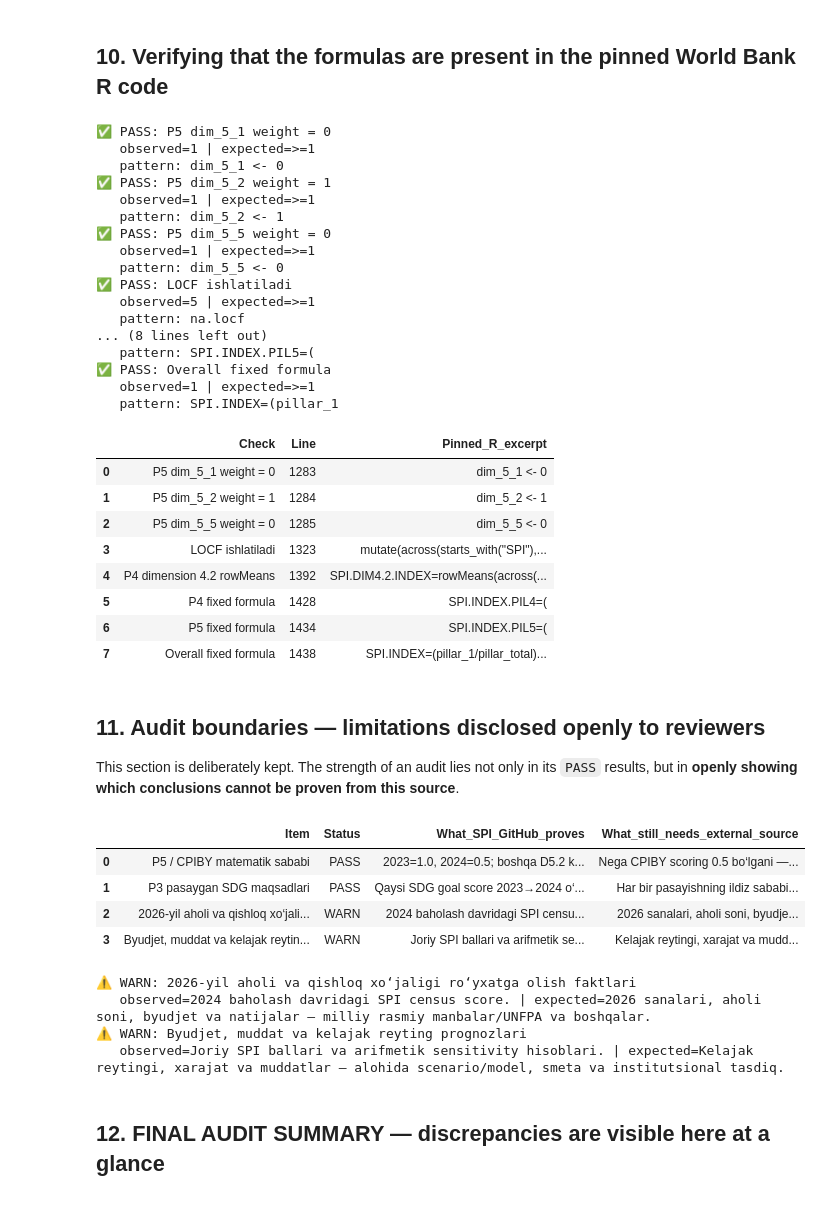
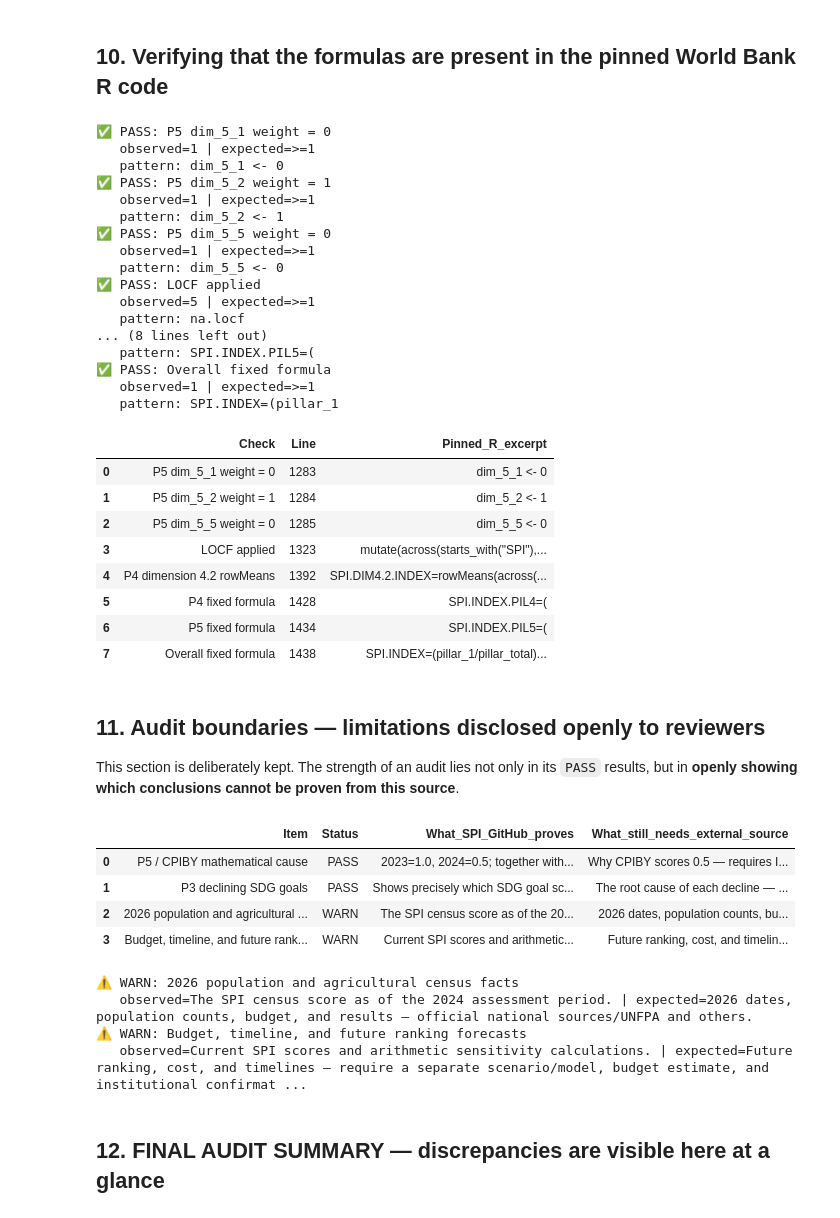
Before and after one commit to sanaqulov27-eng/Uzbekistan-SPI-verification, a Jupyter notebook: UZBEKISTAN SPI v4 0 VERIFICATION.ipynb, the cells around one changed output. Saved outputs shown, nothing was run; the diff lists cells and outputs as text; code cells hidden in the pictures.

```diff
--- a/UZBEKISTAN SPI v4 0 VERIFICATION.ipynb
+++ b/UZBEKISTAN SPI v4 0 VERIFICATION.ipynb
@@ -1112,7 +1111,7 @@ R_PATTERNS = {
     "P5 dim_5_1 weight = 0": "dim_5_1 <- 0",
     "P5 dim_5_2 weight = 1": "dim_5_2 <- 1",
     "P5 dim_5_5 weight = 0": "dim_5_5 <- 0",
-    "LOCF ishlatiladi": "na.locf",
+    "LOCF applied": "na.locf",
     "P4 dimension 4.2 rowMeans": "SPI.DIM4.2.INDEX=rowMeans",
     "P4 fixed formula": "SPI.INDEX.PIL4=(",
     "P5 fixed formula": "SPI.INDEX.PIL5=(",
@@ -1142,7 +1141,7 @@ display(r_code_evidence)
 ✅ PASS: P5 dim_5_5 weight = 0
    observed=1 | expected=>=1
    pattern: dim_5_5 <- 0
-✅ PASS: LOCF ishlatiladi
+✅ PASS: LOCF applied
    observed=5 | expected=>=1
    pattern: na.locf
 ... (8 lines left out)
@@ -1154,7 +1153,7 @@ display(r_code_evidence)
 | 0 | P5 dim_5_1 weight = 0 | 1283 | dim_5_1 <- 0 |
 | 1 | P5 dim_5_2 weight = 1 | 1284 | dim_5_2 <- 1 |
 | 2 | P5 dim_5_5 weight = 0 | 1285 | dim_5_5 <- 0 |
-| 3 | LOCF ishlatiladi | 1323 | mutate(across(starts_with("SPI"),... |
+| 3 | LOCF applied | 1323 | mutate(across(starts_with("SPI"),... |
 | 4 | P4 dimension 4.2 rowMeans | 1392 | SPI.DIM4.2.INDEX=rowMeans(across(... |
 | 5 | P4 fixed formula | 1428 | SPI.INDEX.PIL4=( |
 | 6 | P5 fixed formula | 1434 | SPI.INDEX.PIL5=( |
@@ -1166,47 +1165,47 @@ This section is deliberately kept. The strength of an audit lies not only in its
 # %%
 limitations = pd.DataFrame([
     {
-        "Item":"P5 / CPIBY matematik sababi",
+        "Item":"P5 / CPIBY mathematical cause",
         "Status":"PASS",
         "What_SPI_GitHub_proves":"2023=1.0, 2024=0.5; together with the other D5.2 components, the P5 95\u219290 change can be recomputed.",
         "What_still_needs_external_source":"Why CPIBY scores 0.5 \u2014 requires IMF and National Statistics Committee CPI metadata/methodology."
     },
     {
-        "Item":"P3 pasaygan SDG maqsadlari",
+        "Item":"P3 declining SDG goals",
         "Status":"PASS",
         "What_SPI_GitHub_proves":"Shows precisely which SDG goal scores changed 2023\u21922024.",
-        "What_still_needs_external_source":"Har bir pasayishning ildiz sababi — UN SDG Global Database va revisions/availability auditi."
+        "What_still_needs_external_source":"The root cause of each decline — requires an audit of the UN SDG Global Database revisions/availability."
     },
     {
         "Item":"2026 population and agricultural census facts",
         "Status":"WARN",
-        "What_SPI_GitHub_proves":"2024 baholash davridagi SPI census score.",
+        "What_SPI_GitHub_proves":"The SPI census score as of the 2024 assessment period.",
         "What_still_needs_external_source":"2026 dates, population counts, budget, and results \u2014 official national sources/UNFPA and others."
     },
     {
-        "Item":"Byudjet, muddat va kelajak reyting prognozlari",
+        "Item":"Budget, timeline, and future ranking forecasts",
         "Status":"WARN",
-        "What_SPI_GitHub_proves":"Joriy SPI ballari va arifmetik sensitivity hisoblari.",
-        "What_still_needs_external_source":"Kelajak reytingi, xarajat va muddatlar — alohida scenario/model, smeta va institutsional tasdiq."
+        "What_SPI_GitHub_proves":"Current SPI scores and arithmetic sensitivity calculations.",
+        "What_still_needs_external_source":"Future ranking, cost, and timelines — require a separate scenario/model, budget estimate, and institutional confirmation."
     },
 ])
 display(status_style(limitations))
 
 for _, r in limitations.iterrows():
     if r["Status"]=="WARN":
         log_check("11. Scope", r["Item"], "WARN",
                   observed=r["What_SPI_GitHub_proves"],
                   expected=r["What_still_needs_external_source"])
 # %% [output]
 |  | Item | Status | What_SPI_GitHub_proves | What_still_needs_external_source |
-| 0 | P5 / CPIBY matematik sababi | PASS | 2023=1.0, 2024=0.5; boshqa D5.2 k... | Nega CPIBY scoring 0.5 bo‘lgani —... |
-| 1 | P3 pasaygan SDG maqsadlari | PASS | Qaysi SDG goal score 2023→2024 o‘... | Har bir pasayishning ildiz sababi... |
-| 2 | 2026-yil aholi va qishloq xo‘jali... | WARN | 2024 baholash davridagi SPI censu... | 2026 sanalari, aholi soni, byudje... |
-| 3 | Byudjet, muddat va kelajak reytin... | WARN | Joriy SPI ballari va arifmetik se... | Kelajak reytingi, xarajat va mudd... |
+| 0 | P5 / CPIBY mathematical cause | PASS | 2023=1.0, 2024=0.5; together with... | Why CPIBY scores 0.5 — requires I... |
+| 1 | P3 declining SDG goals | PASS | Shows precisely which SDG goal sc... | The root cause of each decline — ... |
+| 2 | 2026 population and agricultural ... | WARN | The SPI census score as of the 20... | 2026 dates, population counts, bu... |
+| 3 | Budget, timeline, and future rank... | WARN | Current SPI scores and arithmetic... | Future ranking, cost, and timelin... |
-⚠️ WARN: 2026-yil aholi va qishloq xo‘jaligi ro‘yxatga olish faktlari
-   observed=2024 baholash davridagi SPI census score. | expected=2026 sanalari, aholi soni, byudjet va natijalar — milliy rasmiy manbalar/UNFPA va boshqalar.
-⚠️ WARN: Byudjet, muddat va kelajak reyting prognozlari
-   observed=Joriy SPI ballari va arifmetik sensitivity hisoblari. | expected=Kelajak reytingi, xarajat va muddatlar — alohida scenario/model, smeta va institutsional tasdiq.
+⚠️ WARN: 2026 population and agricultural census facts
+   observed=The SPI census score as of the 2024 assessment period. | expected=2026 dates, population counts, budget, and results — official national sources/UNFPA and others.
+⚠️ WARN: Budget, timeline, and future ranking forecasts
+   observed=Current SPI scores and arithmetic sensitivity calculations. | expected=Future ranking, cost, and timelines — require a separate scenario/model, budget estimate, and institutional confirmat ...
 # %% [markdown]
 ## 12. FINAL AUDIT SUMMARY — discrepancies are visible here at a glance
 # %%
```
Also changed, not shown: parts of 20 cells of this notebook.
